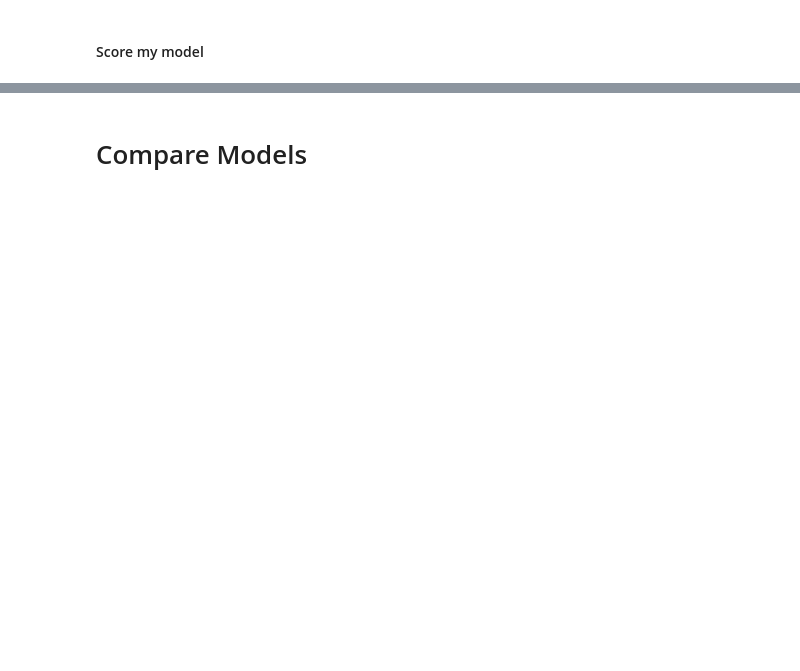
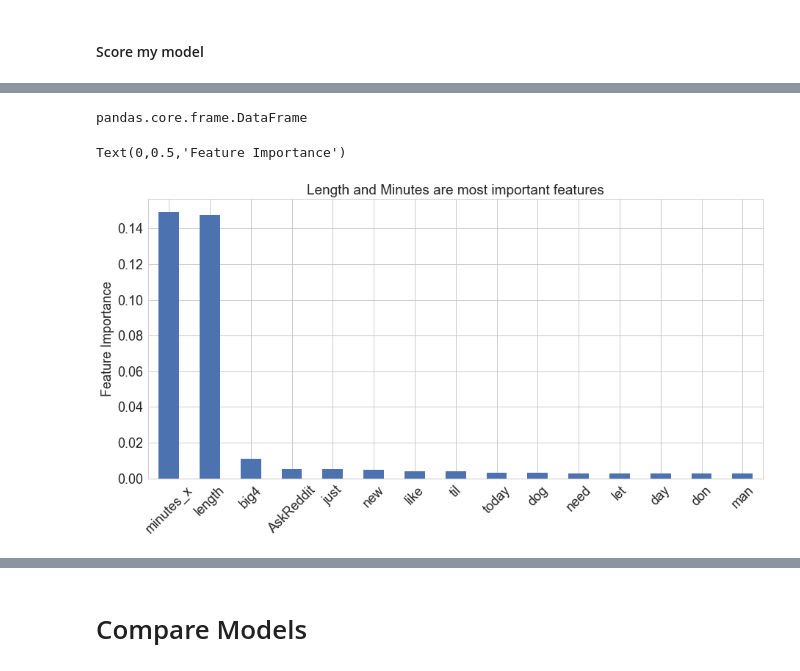
Before and after one commit to austinlasseter/classify_reddit_posts, a Jupyter notebook: 04 NLP and Modeling.ipynb, the cells around one changed output, grey strips where cells are left out. Cells and saved outputs as stored; diff of their text form; code cells hidden in the pictures; blank space fills up the shorter version.

```diff
--- a/04 NLP and Modeling.ipynb
+++ b/04 NLP and Modeling.ipynb
@@ -354,0 +355,12 @@ print(roc_score)
+# %%
+# compute the feature importances
+importances = tree_model.feature_importances_
+std = np.std([tree.feature_importances_ for tree in tree_model.estimators_],
+             axis=0)
+indices = np.argsort(importances)[::-1]
+
+# Print the feature ranking
+print("Feature ranking:")
+
+for f in range(X.shape[1]):
+    print("%d. feature %d (%f)" % (f + 1, indices[f], importances[indices[f]]))
@@ -354,0 +377,3 @@ print(roc_score)
+# %%
+feat_imp=pd.DataFrame(importances, index=X_test_cvec.columns, columns=['importance'])
+feat_imp.head()
@@ -354,0 +387,16 @@ print(roc_score)
+# %%
+type(feat_imp)
+# %% [output]
+pandas.core.frame.DataFrame
+# %%
+top15=pd.DataFrame(feat_imp['importance'].sort_values(ascending=False).head(15))
+# %%
+sns.set(style="whitegrid", color_codes=True)
+ax = top15.plot(kind='bar', legend=False, fontsize=18, figsize=(15, 7))
+plt.xticks(rotation = 45,  fontsize=18)
+plt.title('Length and Minutes are most important features',  fontsize=19)
+plt.yticks(rotation = 0,  fontsize=18)
+plt.ylabel('Feature Importance', rotation=90,  fontsize=18)
+# %% [output]
+Text(0,0.5,'Feature Importance')
+[figure, added]
```
Also changed, not shown: parts of 13 cells of this notebook.
